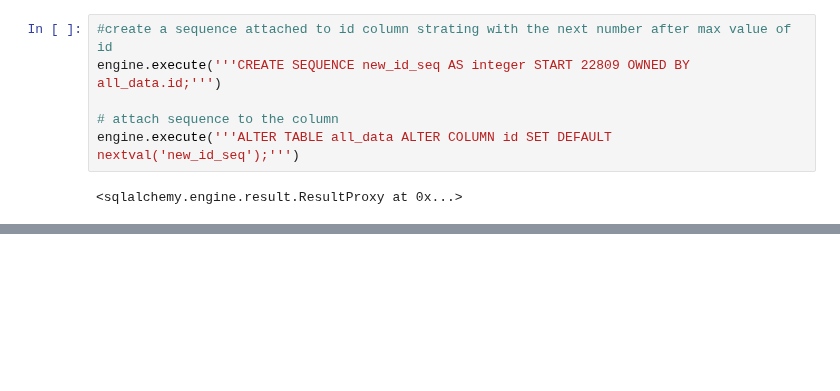
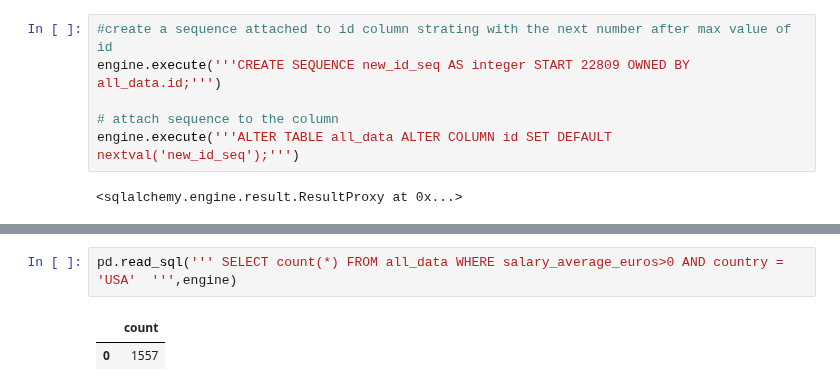
Before and after one commit to jamobe/DataScienceJobs, a Jupyter notebook: SQL/SQLCalls.ipynb, the cells around one changed output, grey strips where cells are left out. Drawn from its saved outputs; the diff is of its cells as text; blank space fills up the shorter version.

```diff
--- a/SQL/SQLCalls.ipynb
+++ b/SQL/SQLCalls.ipynb
@@ -129,0 +171,5 @@ engine.execute('''ALTER TABLE all_data ALTER COLUMN id SET DEFAULT nextval('new_
+# %%
+pd.read_sql(''' SELECT count(*) FROM all_data WHERE salary_average_euros>0 AND country = 'USA'  ''',engine)
+# %% [output]
+|  | count |
+| 0 | 1557 |
```
Also changed, not shown: parts of 6 cells of this notebook.
